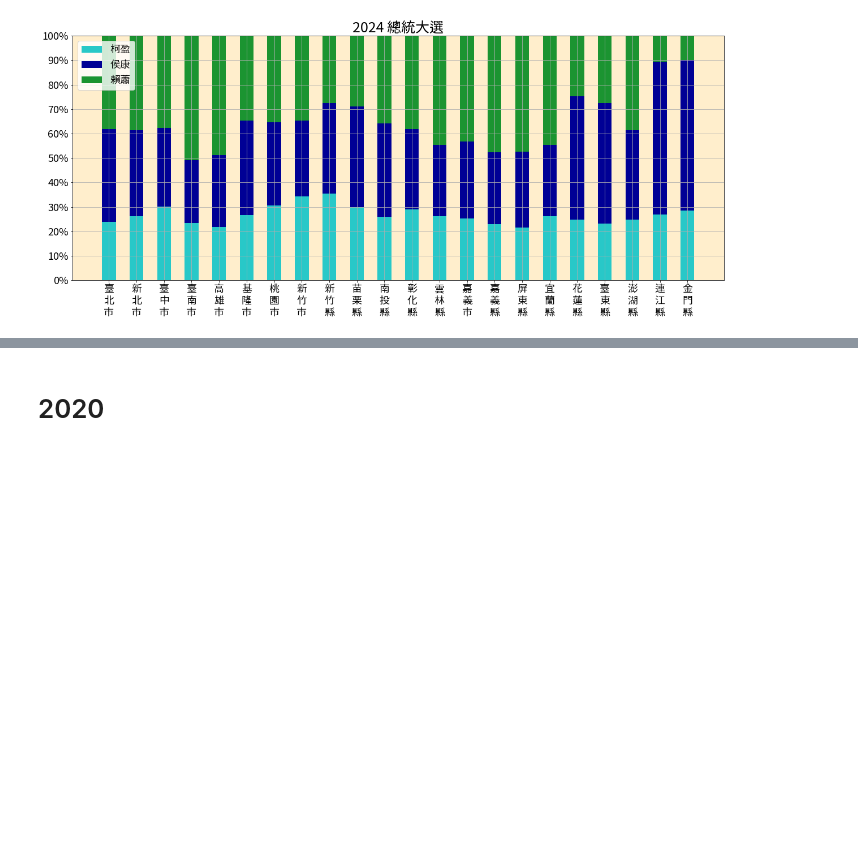
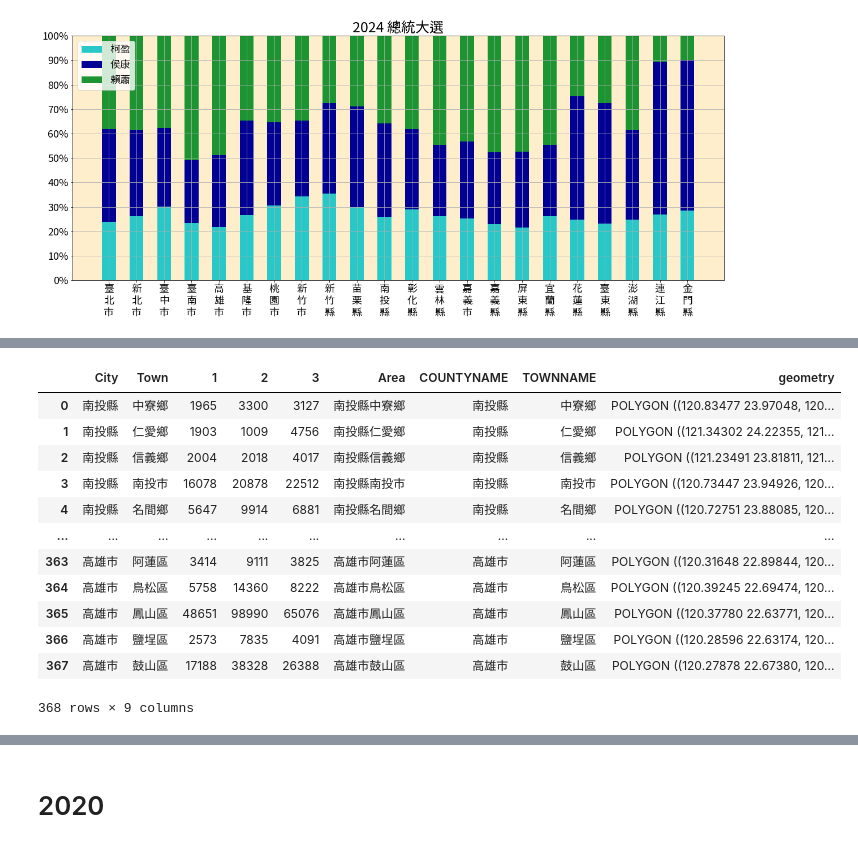
Before and after one commit to sppool/2024-President-election, a Jupyter notebook: 2024 總統票.ipynb, the cells around one changed output, grey strips where cells are left out. Drawn from its saved outputs; the diff is of its cells as text; code cells hidden in the pictures; blank space fills up the shorter version.

```diff
--- a/2024 總統票.ipynb
+++ b/2024 總統票.ipynb
@@ -100,0 +140,17 @@ plt.legend(loc=2, fontsize=18)
+# %%
+layout = pd.merge(presient_town, tw_map, how='outer')
+layout
+# %% [output]
+|  | City | Town | 1 | 2 | 3 | Area | COUNTYNAME | TOWNNAME | geometry |
+| 0 | 南投縣 | 中寮鄉 | 1965 | 3300 | 3127 | 南投縣中寮鄉 | 南投縣 | 中寮鄉 | POLYGON ((120.83477 23.97048, 120... |
+| 1 | 南投縣 | 仁愛鄉 | 1903 | 1009 | 4756 | 南投縣仁愛鄉 | 南投縣 | 仁愛鄉 | POLYGON ((121.34302 24.22355, 121... |
+| 2 | 南投縣 | 信義鄉 | 2004 | 2018 | 4017 | 南投縣信義鄉 | 南投縣 | 信義鄉 | POLYGON ((121.23491 23.81811, 121... |
+| 3 | 南投縣 | 南投市 | 16078 | 20878 | 22512 | 南投縣南投市 | 南投縣 | 南投市 | POLYGON ((120.73447 23.94926, 120... |
+| 4 | 南投縣 | 名間鄉 | 5647 | 9914 | 6881 | 南投縣名間鄉 | 南投縣 | 名間鄉 | POLYGON ((120.72751 23.88085, 120... |
+| ... | ... | ... | ... | ... | ... | ... | ... | ... | ... |
+| 363 | 高雄市 | 阿蓮區 | 3414 | 9111 | 3825 | 高雄市阿蓮區 | 高雄市 | 阿蓮區 | POLYGON ((120.31648 22.89844, 120... |
+| 364 | 高雄市 | 鳥松區 | 5758 | 14360 | 8222 | 高雄市鳥松區 | 高雄市 | 鳥松區 | POLYGON ((120.39245 22.69474, 120... |
+| 365 | 高雄市 | 鳳山區 | 48651 | 98990 | 65076 | 高雄市鳳山區 | 高雄市 | 鳳山區 | POLYGON ((120.37780 22.63771, 120... |
+| 366 | 高雄市 | 鹽埕區 | 2573 | 7835 | 4091 | 高雄市鹽埕區 | 高雄市 | 鹽埕區 | POLYGON ((120.28596 22.63174, 120... |
+| 367 | 高雄市 | 鼓山區 | 17188 | 38328 | 26388 | 高雄市鼓山區 | 高雄市 | 鼓山區 | POLYGON ((120.27878 22.67380, 120... |
+368 rows × 9 columns
```
Also changed, not shown: parts of 6 cells of this notebook, 17 other files.
